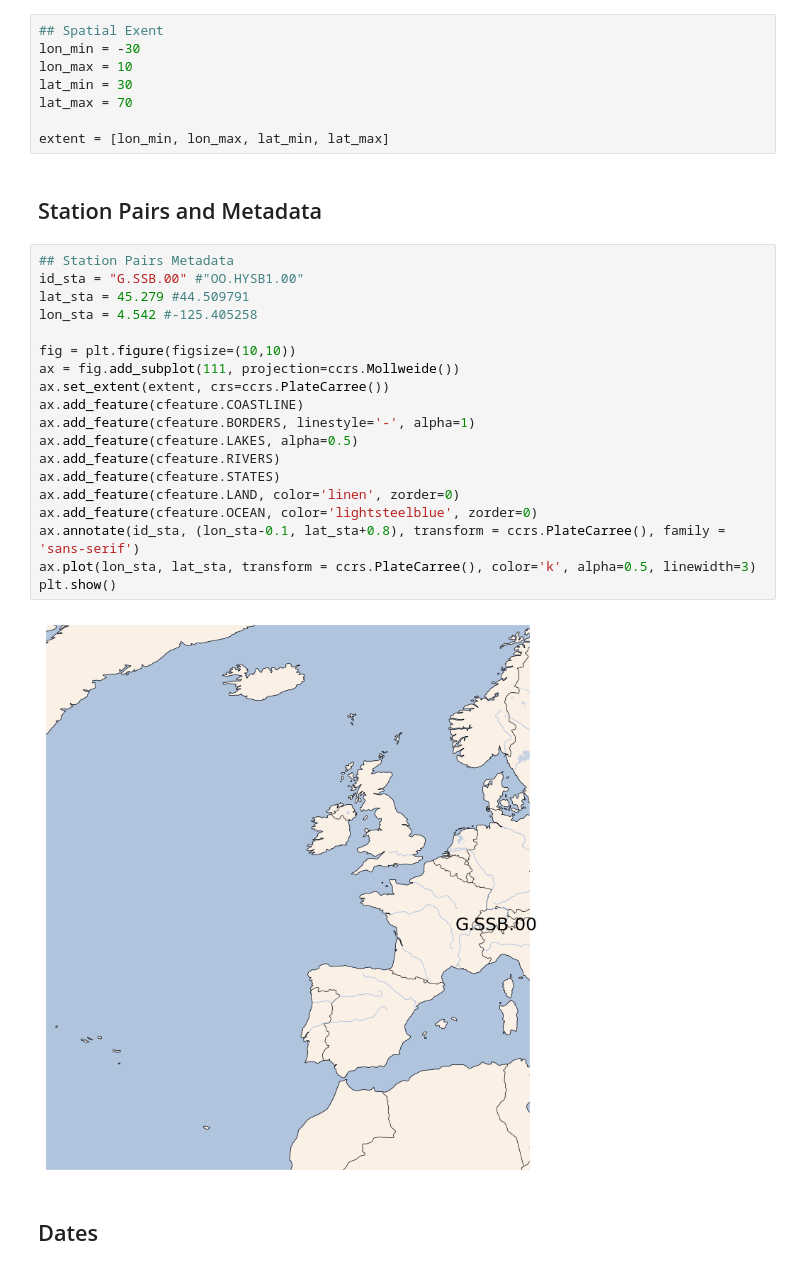
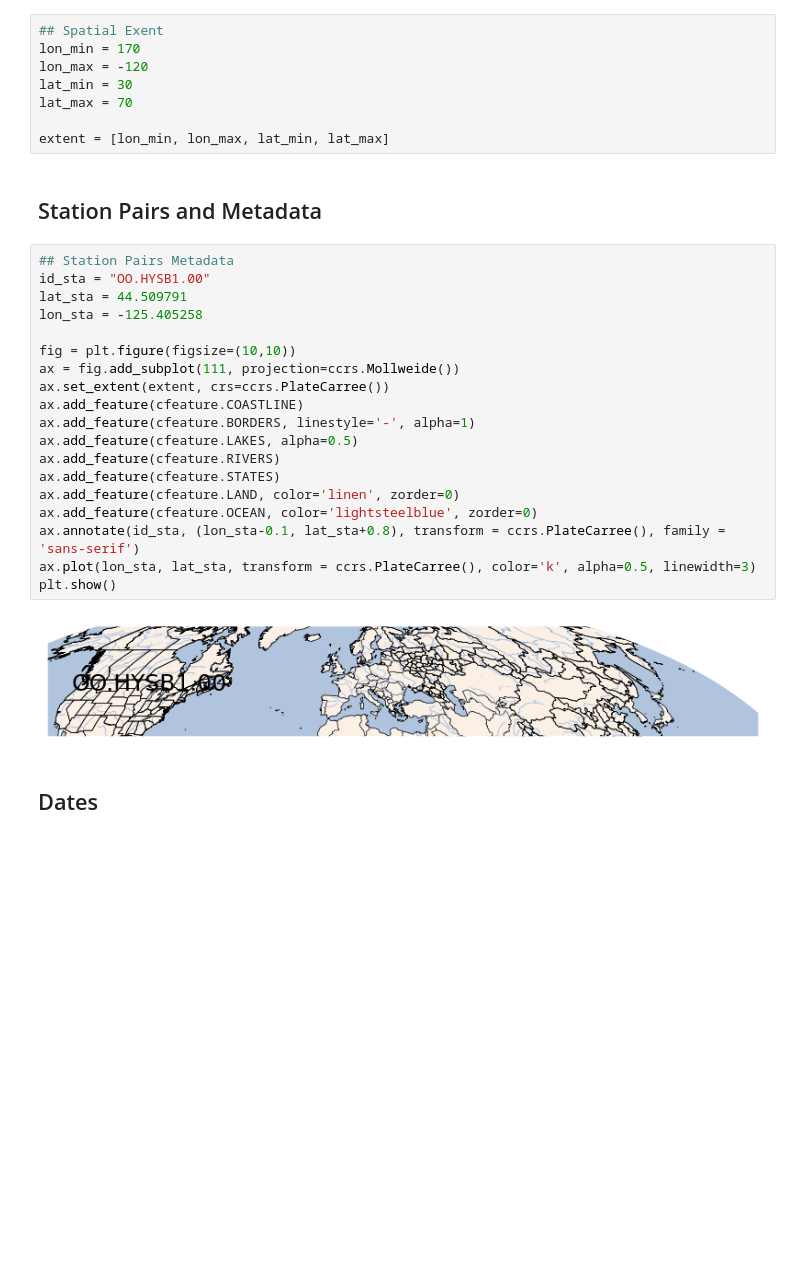
Before and after one commit to lystom/WMSAN, a Jupyter notebook: notebooks/rayleigh_waves/synthetic_CCF_autocorr.ipynb, the cells around one changed output. Drawn from its saved outputs; the diff is of its cells as text; blank space fills up the shorter version.

```diff
--- a/notebooks/rayleigh_waves/synthetic_CCF_autocorr.ipynb
+++ b/notebooks/rayleigh_waves/synthetic_CCF_autocorr.ipynb
@@ -206,8 +206,8 @@ Spectrum archive already exists
 ## Spatial Extent
 # %%
 ## Spatial Exent
-lon_min = -30
-lon_max = 10
+lon_min = 170
+lon_max = -120
 lat_min = 30
 lat_max = 70
 
@@ -216,25 +216,25 @@ extent = [lon_min, lon_max, lat_min, lat_max]
 ## Station Pairs and Metadata
 # %%
 ## Station Pairs Metadata
-id_sta = "G.SSB.00" #"OO.HYSB1.00"
-lat_sta = 45.279 #44.509791
-lon_sta = 4.542 #-125.405258
+id_sta = "OO.HYSB1.00"
+lat_sta = 44.509791
+lon_sta = -125.405258
 
 fig = plt.figure(figsize=(10,10))
 ax = fig.add_subplot(111, projection=ccrs.Mollweide())
 ax.set_extent(extent, crs=ccrs.PlateCarree())
 ax.add_feature(cfeature.COASTLINE)
 ax.add_feature(cfeature.BORDERS, linestyle='-', alpha=1)
 ax.add_feature(cfeature.LAKES, alpha=0.5)
 ax.add_feature(cfeature.RIVERS)
 ax.add_feature(cfeature.STATES)
 ax.add_feature(cfeature.LAND, color='linen', zorder=0)
 ax.add_feature(cfeature.OCEAN, color='lightsteelblue', zorder=0)
 ax.annotate(id_sta, (lon_sta-0.1, lat_sta+0.8), transform = ccrs.PlateCarree(), family = 'sans-serif')
 ax.plot(lon_sta, lat_sta, transform = ccrs.PlateCarree(), color='k', alpha=0.5, linewidth=3)
 plt.show()
 # %% [output]
-[figure, old version]
+[figure, new version]
 # %% [markdown]
 ## Dates
 # %%
```
Also changed, not shown: parts of 2 cells of this notebook, 1 other file.
